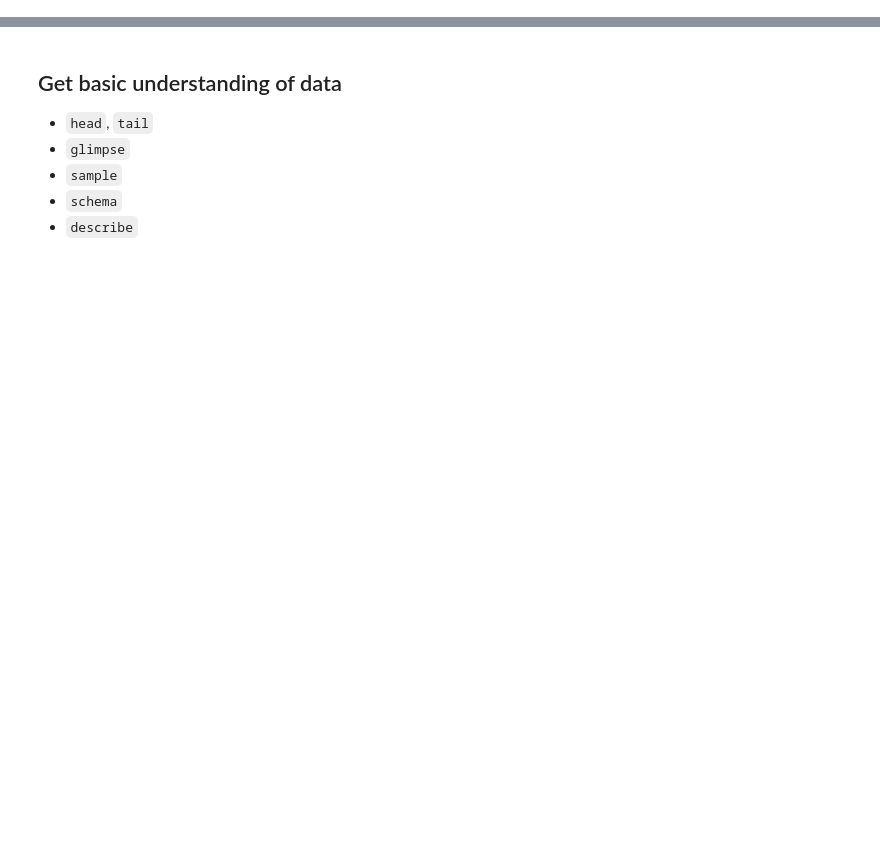
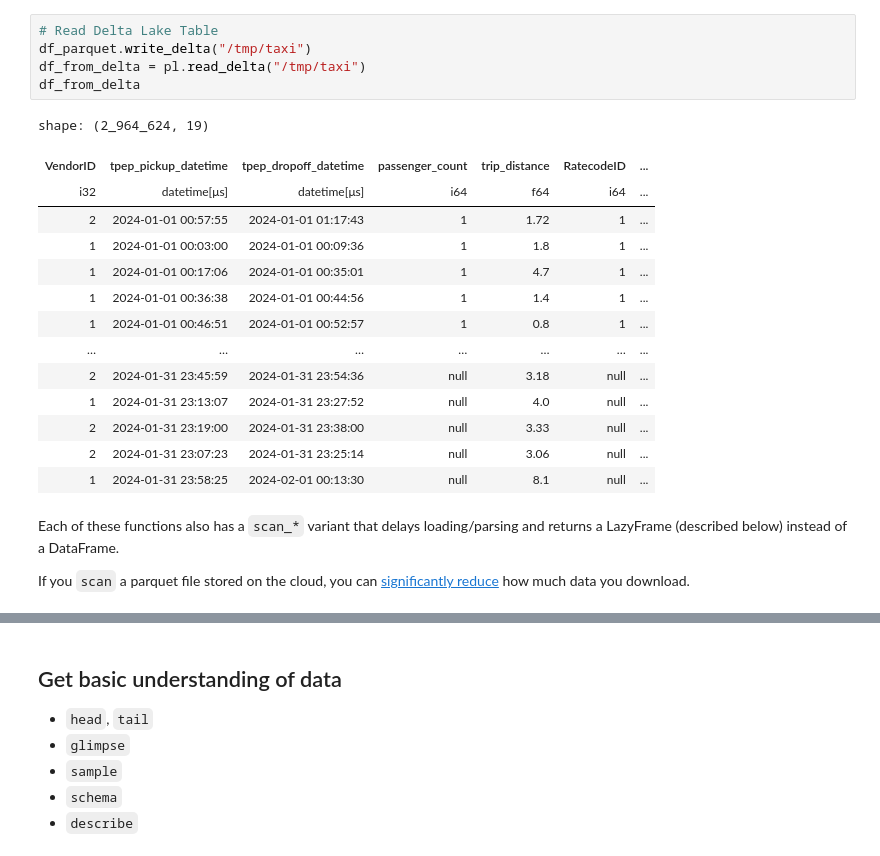
Before and after one commit to enigma-brain/polars_workshop_2025, a Jupyter notebook: polars.ipynb, the cells around one changed output, grey strips where cells are left out. Saved outputs shown, nothing was run; the diff lists cells and outputs as text; blank space fills up the shorter version.

```diff
--- a/polars.ipynb
+++ b/polars.ipynb
@@ -54,0 +129,24 @@ Understanding these is most of the work. Extending to Lazy API and streaming is
+# %%
+# Read Delta Lake Table
+df_parquet.write_delta("/tmp/taxi")
+df_from_delta = pl.read_delta("/tmp/taxi")
+df_from_delta
+# %% [output]
+shape: (2_964_624, 19)
+| VendorID | tpep_pickup_datetime | tpep_dropoff_datetime | passenger_count | trip_distance | RatecodeID | ... |
+| i32 | datetime[μs] | datetime[μs] | i64 | f64 | i64 | ... |
+| 2 | 2024-01-01 00:57:55 | 2024-01-01 01:17:43 | 1 | 1.72 | 1 | ... |
+| 1 | 2024-01-01 00:03:00 | 2024-01-01 00:09:36 | 1 | 1.8 | 1 | ... |
+| 1 | 2024-01-01 00:17:06 | 2024-01-01 00:35:01 | 1 | 4.7 | 1 | ... |
+| 1 | 2024-01-01 00:36:38 | 2024-01-01 00:44:56 | 1 | 1.4 | 1 | ... |
+| 1 | 2024-01-01 00:46:51 | 2024-01-01 00:52:57 | 1 | 0.8 | 1 | ... |
+| … | … | … | … | … | … | ... |
+| 2 | 2024-01-31 23:45:59 | 2024-01-31 23:54:36 | null | 3.18 | null | ... |
+| 1 | 2024-01-31 23:13:07 | 2024-01-31 23:27:52 | null | 4.0 | null | ... |
+| 2 | 2024-01-31 23:19:00 | 2024-01-31 23:38:00 | null | 3.33 | null | ... |
+| 2 | 2024-01-31 23:07:23 | 2024-01-31 23:25:14 | null | 3.06 | null | ... |
+| 1 | 2024-01-31 23:58:25 | 2024-02-01 00:13:30 | null | 8.1 | null | ... |
+# %% [markdown]
+Each of these functions also has a `scan_*` variant that delays loading/parsing and returns a LazyFrame (described below) instead of a DataFrame.
+
+If you `scan` a parquet file stored on the cloud, you can [significantly reduce](https://docs.pola.rs/user-guide/io/parquet/#write:~:text=When%20we%20scan%20a%20Parquet%20file%20stored%20in%20the%20cloud%2C%20we%20can%20also%20apply%20predicate%20and%20projection%20pushdowns.%20This%20can%20significantly%20reduce%20the%20amount%20of%20data%20that%20needs%20to%20be%20downloaded.%20For%20scanning%20a%20Parquet%20file%20in%20the%20cloud%2C%20see%20Cloud%20storage.) how much data you download.
```
Also changed, not shown: parts of 40 cells of this notebook, 1 other file.
